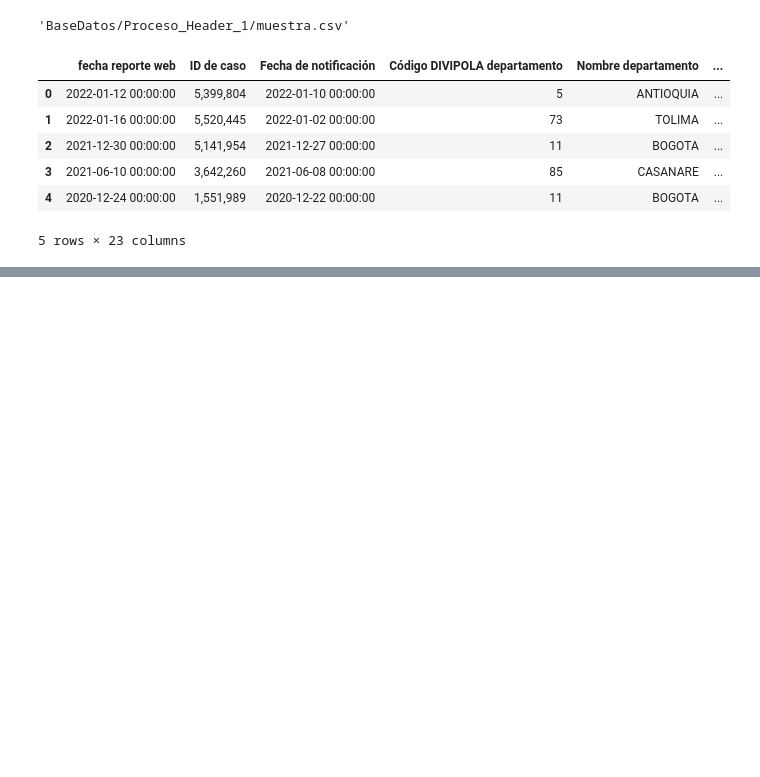
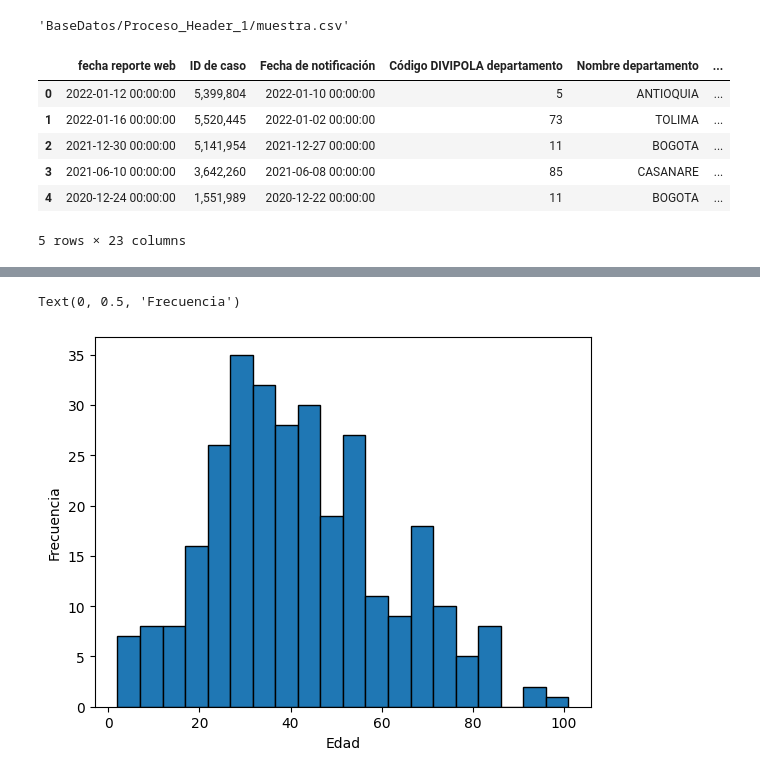
Before and after one commit to asegura4488/EDCO_IntroCienciaDatos, a Jupyter notebook: Semana2/Sesion4.ipynb, the cells around one changed output, grey strips where cells are left out. Drawn from its saved outputs; the diff is of its cells as text; code cells hidden in the pictures; blank space fills up the shorter version.

```diff
--- a/Semana2/Sesion4.ipynb
+++ b/Semana2/Sesion4.ipynb
@@ -71,0 +103,4 @@ df.head()
+# %%
+# Vamos a crear una tabla independiente para modificar
+sub = df[['Edad','Nombre departamento']].copy()
+sub
@@ -71,0 +136,3 @@ df.head()
+# %%
+# Vamos realmente a convertir la edad en numeros
+sub['Edad'] = pd.to_numeric( sub['Edad'] )
@@ -71,0 +146,3 @@ df.head()
+# %%
+# Borrar espacios innecesario en los nombres del departamento
+sub['Nombre departamento'] = sub['Nombre departamento'].astype('string').str.strip()
@@ -71,0 +178,9 @@ df.head()
+# %%
+# Visualizamos
+# Distribucion de datos empirica
+sub['Edad'].plot.hist(bins=20, edgecolor='black')
+plt.xlabel('Edad')
+plt.ylabel('Frecuencia')
+# %% [output]
+Text(0, 0.5, 'Frecuencia')
+[figure, added]
```
Also changed, not shown: parts of 9 cells of this notebook.
